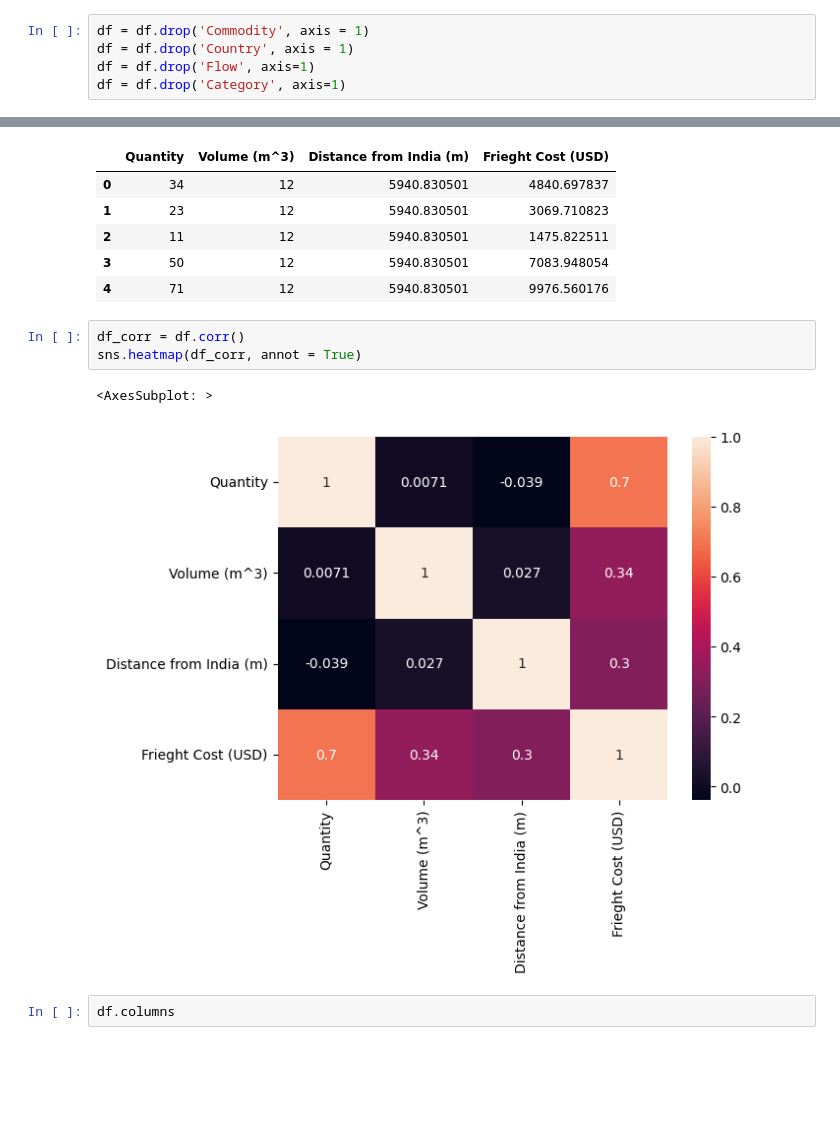
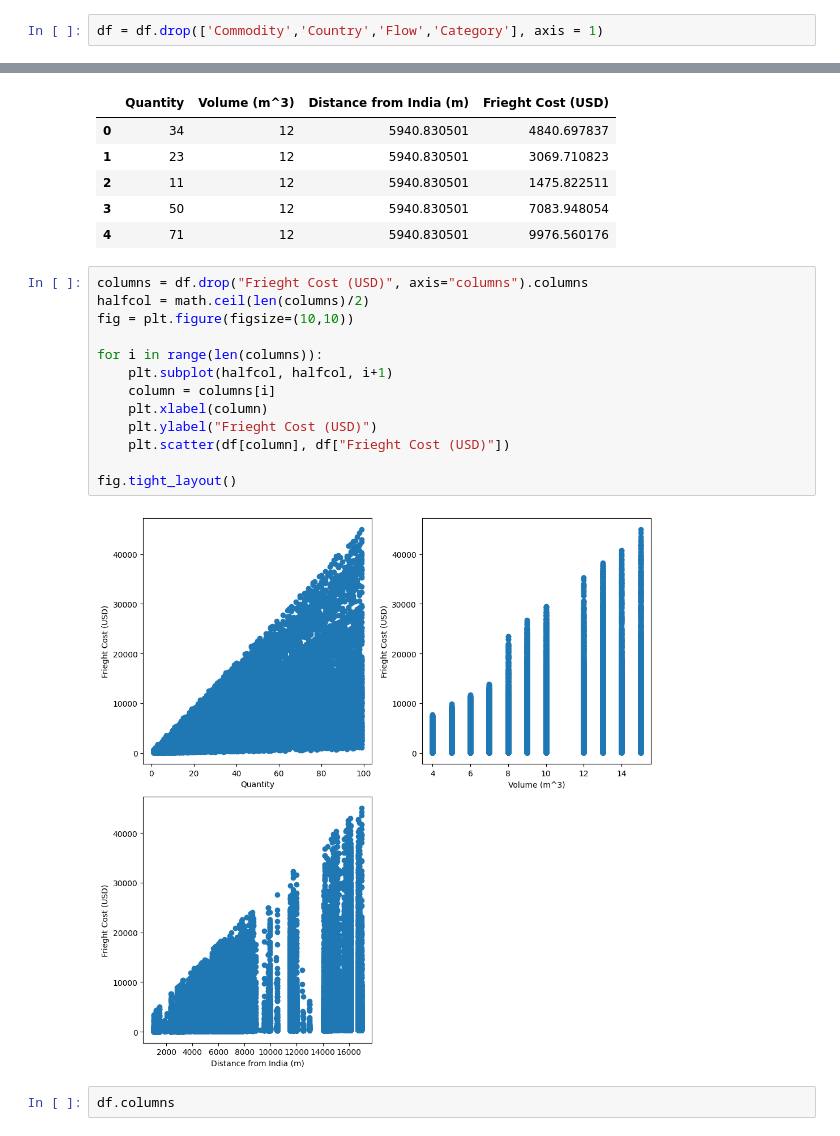
Before and after one commit to ClawedCatalyst/Global-Dispatch, a Jupyter notebook: model/Untitled1.ipynb, the cells around one changed output, grey strips where cells are left out. Drawn from its saved outputs; the diff is of its cells as text; blank space fills up the shorter version.

```diff
--- a/model/Untitled1.ipynb
+++ b/model/Untitled1.ipynb
@@ -93,10 +95,7 @@ Data columns (total 8 columns):
 dtypes: float64(2), int64(2), object(4)
 memory usage: 5.0+ MB
 # %%
-df = df.drop('Commodity', axis = 1)
-df = df.drop('Country', axis = 1)
-df = df.drop('Flow', axis=1)
-df = df.drop('Category', axis=1)
+df = df.drop(['Commodity','Country','Flow','Category'], axis = 1)
 # %%
 df.head()
 # %% [output]
@@ -106,12 +105,21 @@ df.head()
 | 2 | 11 | 12 | 5940.830501 | 1475.822511 |
 | 3 | 50 | 12 | 5940.830501 | 7083.948054 |
 | 4 | 71 | 12 | 5940.830501 | 9976.560176 |
-# %%
-df_corr = df.corr()
-sns.heatmap(df_corr, annot = True)
-# %% [output]
-<AxesSubplot: >
-[figure, removed]
+# %%
+columns = df.drop("Frieght Cost (USD)", axis="columns").columns
+halfcol = math.ceil(len(columns)/2)
+fig = plt.figure(figsize=(10,10))
+
+for i in range(len(columns)):
+    plt.subplot(halfcol, halfcol, i+1)
+    column = columns[i]
+    plt.xlabel(column)
+    plt.ylabel("Frieght Cost (USD)")
+    plt.scatter(df[column], df["Frieght Cost (USD)"])
+
+fig.tight_layout()
+# %% [output]
+[figure, added]
 # %%
 df.columns
 # %% [output]
```
Also changed, not shown: parts of 7 cells of this notebook, 11 other files.
